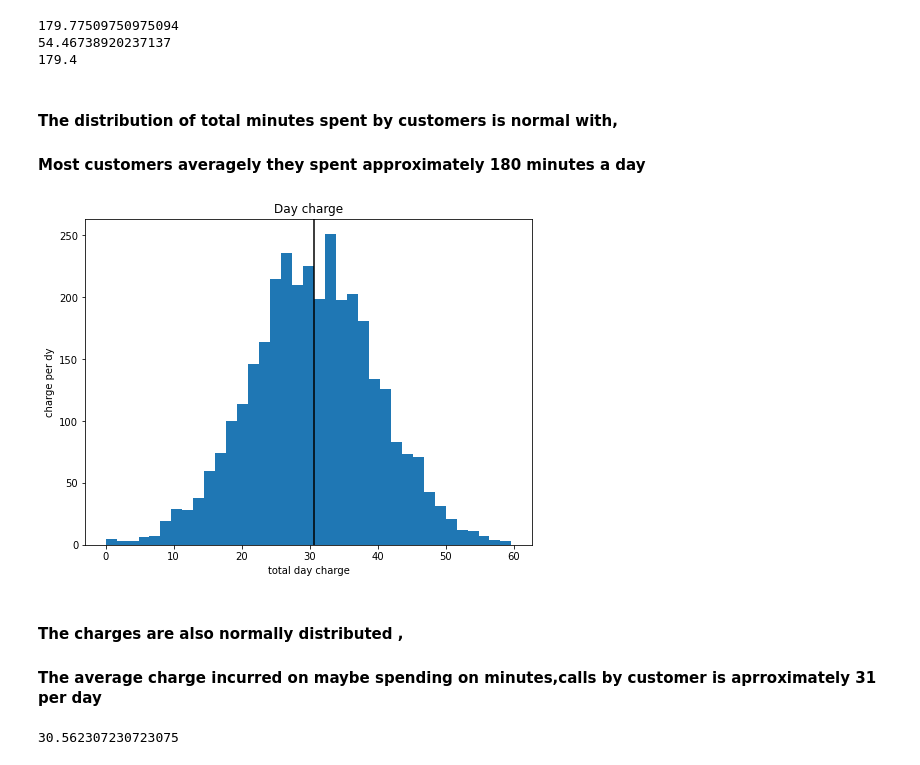
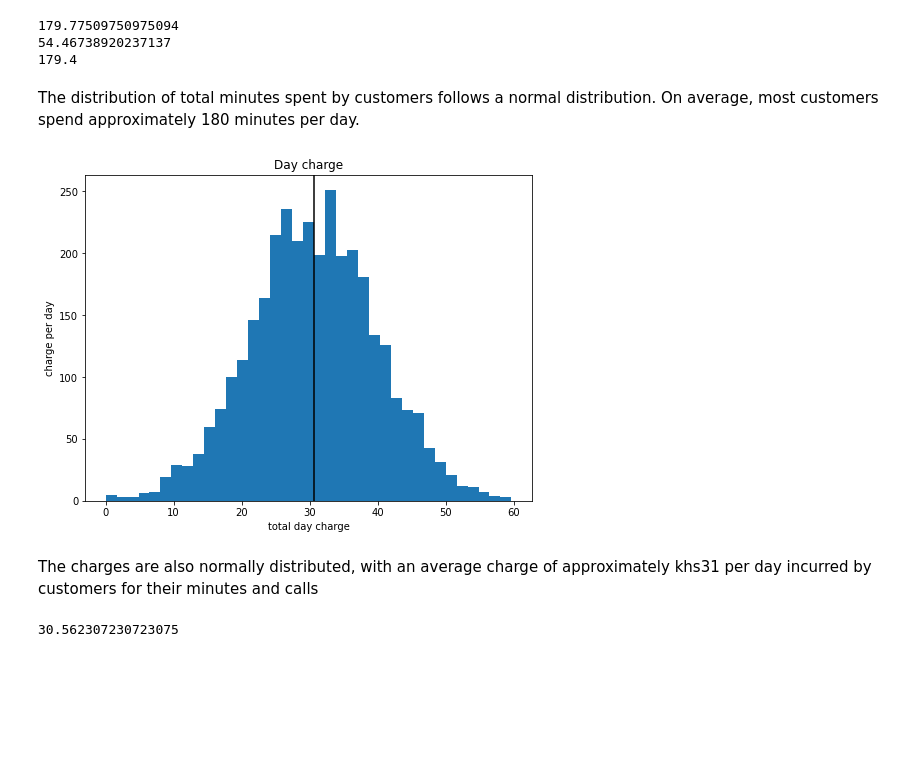
Before and after one commit to nyaberimauti/telecom-churn-prediction, a Jupyter notebook: index.ipynb, the cells around one changed output. Saved outputs shown, nothing was run; the diff lists cells and outputs as text; code cells hidden in the pictures; blank space fills up the shorter version.

```diff
--- a/index.ipynb
+++ b/index.ipynb
@@ -334,16 +353,14 @@ print(df['total day minutes'].median())
 54.46738920237137
 179.4
 # %% [markdown]
-#### The distribution of  total minutes spent by customers is normal with,
-#### Most customers averagely they spent approximately 180 minutes a day
+The distribution of total minutes spent by customers follows a normal distribution. On average, most customers spend approximately 180 minutes per day.
 # %%
-plot_histogram(df, 'total day charge','Day charge', 'total day charge', 'charge per dy')
+plot_histogram(df, 'total day charge','Day charge', 'total day charge', 'charge per day')
 # %% [output]
-[figure, old version]
+[figure, new version]
 # %% [markdown]
 
-#### The charges are also normally distributed ,
-#### The average charge incurred on maybe spending  on minutes,calls by customer is aprroximately 31 per day
+The charges are also normally distributed, with an average charge of approximately khs31 per day incurred by customers for their minutes and calls
 # %%
 df['total day charge'].mean()
 # %% [output]
```
Also changed, not shown: parts of 85 cells of this notebook, 1 other file.
